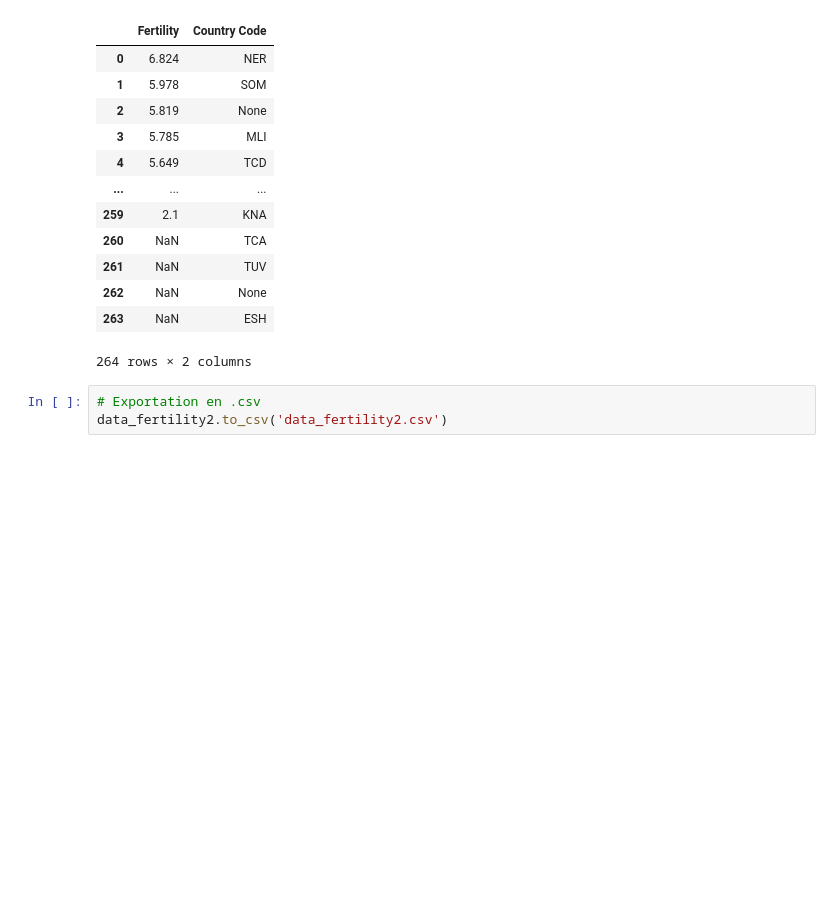
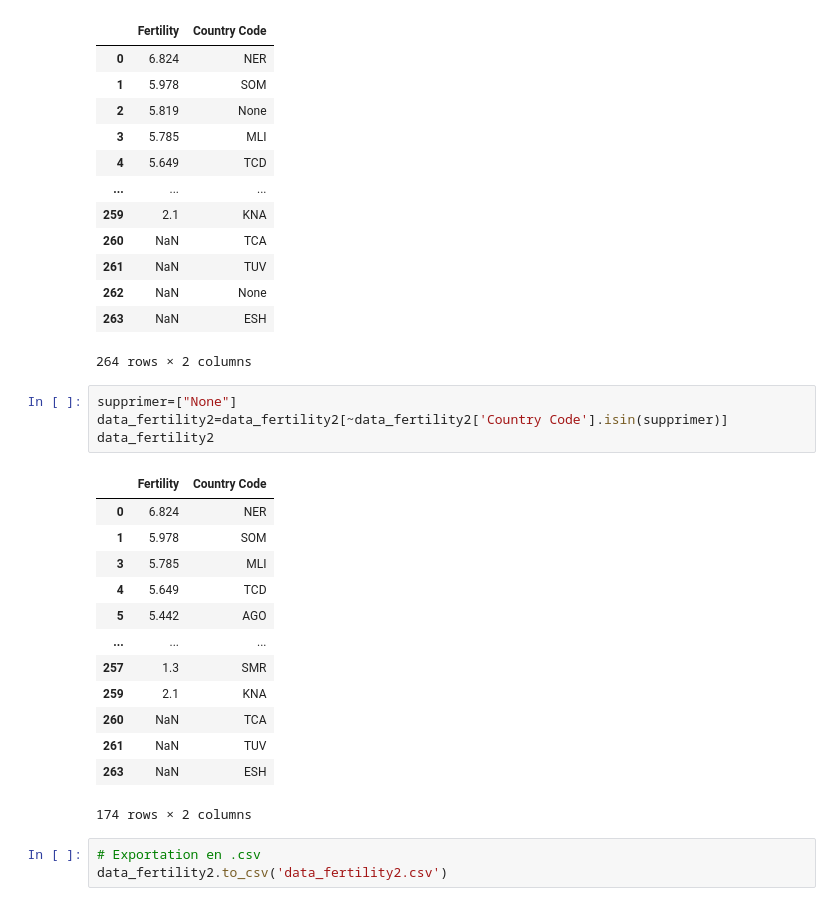
Before and after one commit to cmllbll/Gender-Inequalities-and-Development, a Jupyter notebook: Notebook final.ipynb, the cells around one changed output. Saved outputs shown, nothing was run; the diff lists cells and outputs as text; blank space fills up the shorter version.

```diff
--- a/Notebook final.ipynb
+++ b/Notebook final.ipynb
@@ -166,6 +166,24 @@ data_fertility2
 | 262 | NaN | None |
 | 263 | NaN | ESH |
 264 rows × 2 columns
+# %%
+supprimer=["None"]
+data_fertility2=data_fertility2[~data_fertility2['Country Code'].isin(supprimer)]
+data_fertility2
+# %% [output]
+|  | Fertility | Country Code |
+| 0 | 6.824 | NER |
+| 1 | 5.978 | SOM |
+| 3 | 5.785 | MLI |
+| 4 | 5.649 | TCD |
+| 5 | 5.442 | AGO |
+| ... | ... | ... |
+| 257 | 1.3 | SMR |
+| 259 | 2.1 | KNA |
+| 260 | NaN | TCA |
+| 261 | NaN | TUV |
+| 263 | NaN | ESH |
+174 rows × 2 columns
 # %%
 # Exportation en .csv
 data_fertility2.to_csv('data_fertility2.csv')
```
Also changed, not shown: parts of 5 cells of this notebook.
